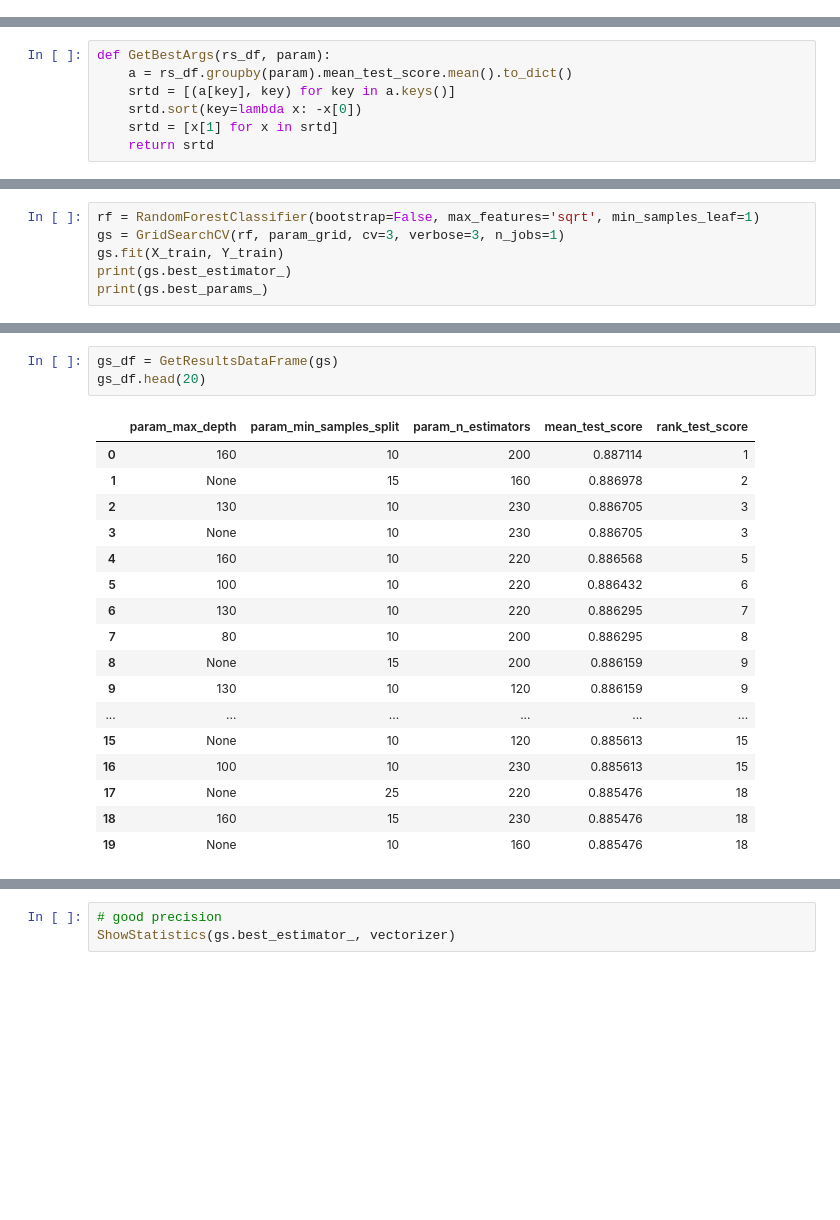
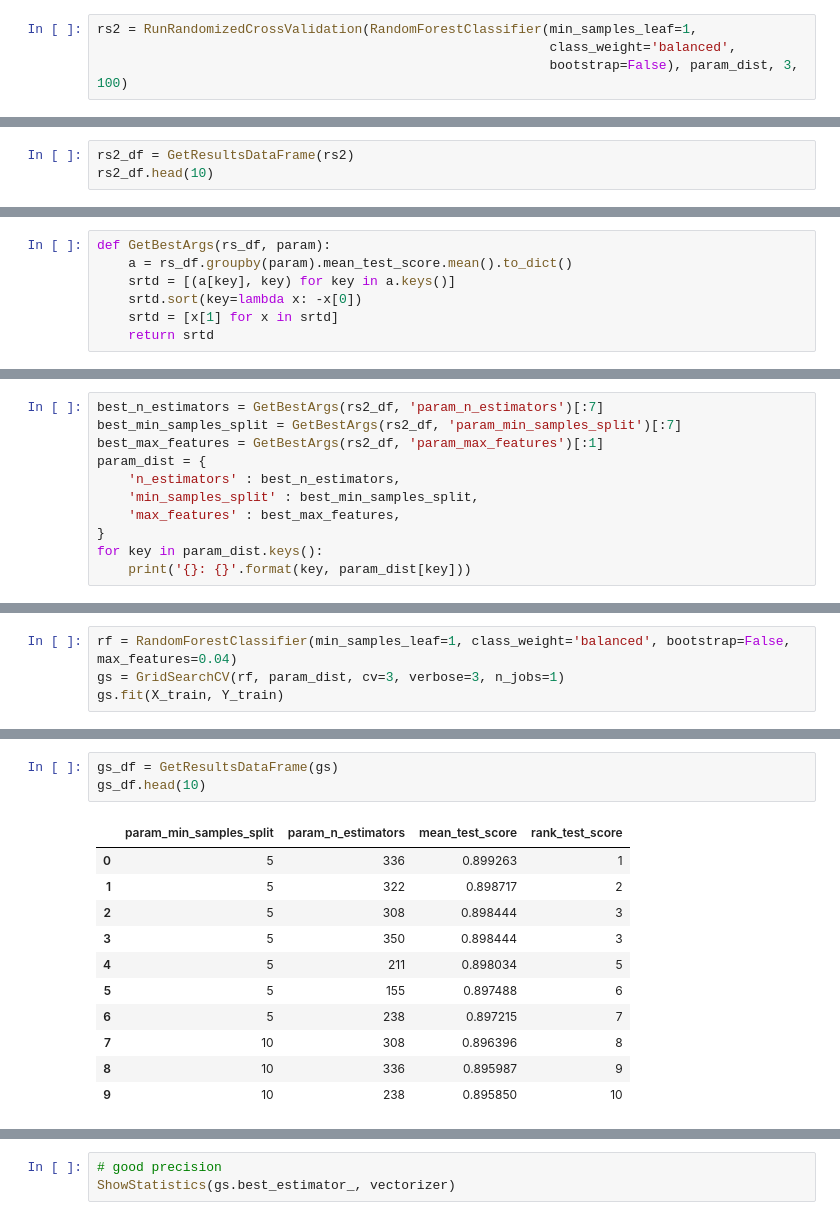
Before and after one commit to cherepasshka/document-classifier, a Jupyter notebook: DOCUMENT_CLASSIFIER.ipynb, the cells around one changed output, grey strips where cells are left out. Drawn from its saved outputs; the diff is of its cells as text; blank space fills up the shorter version.

```diff
--- a/DOCUMENT_CLASSIFIER.ipynb
+++ b/DOCUMENT_CLASSIFIER.ipynb
@@ -384,0 +392,4 @@ Mean confidence: 87.49%
+# %%
+rs2 = RunRandomizedCrossValidation(RandomForestClassifier(min_samples_leaf=1,
+                                                          class_weight='balanced',
+                                                          bootstrap=False), param_dist, 3, 100)
@@ -384,0 +415,3 @@ Mean confidence: 87.49%
+# %%
+rs2_df = GetResultsDataFrame(rs2)
+rs2_df.head(10)
@@ -422,0 +477,11 @@ X_train = vectorizer.fit_transform(X_train)
+# %%
+best_n_estimators = GetBestArgs(rs2_df, 'param_n_estimators')[:7]
+best_min_samples_split = GetBestArgs(rs2_df, 'param_min_samples_split')[:7]
+best_max_features = GetBestArgs(rs2_df, 'param_max_features')[:1]
+param_dist = {
+    'n_estimators' : best_n_estimators,
+    'min_samples_split' : best_min_samples_split,
+    'max_features' : best_max_features,
+}
+for key in param_dist.keys():
+    print('{}: {}'.format(key, param_dist[key]))
@@ -423,7 +492,5 @@ X_train = vectorizer.fit_transform(X_train)
 # %%
-rf = RandomForestClassifier(bootstrap=False, max_features='sqrt', min_samples_leaf=1)
-gs = GridSearchCV(rf, param_grid, cv=3, verbose=3, n_jobs=1)
+rf = RandomForestClassifier(min_samples_leaf=1, class_weight='balanced', bootstrap=False, max_features=0.04)
+gs = GridSearchCV(rf, param_dist, cv=3, verbose=3, n_jobs=1)
 gs.fit(X_train, Y_train)
-print(gs.best_estimator_)
-print(gs.best_params_)
 # %% [output]
@@ -448,24 +523,18 @@ RandomForestClassifier(bootstrap=False, max_depth=160, max_features='sqrt',
 # %%
 gs_df = GetResultsDataFrame(gs)
-gs_df.head(20)
+gs_df.head(10)
 # %% [output]
-|  | param_max_depth | param_min_samples_split | param_n_estimators | mean_test_score | rank_test_score |
-| 0 | 160 | 10 | 200 | 0.887114 | 1 |
-| 1 | None | 15 | 160 | 0.886978 | 2 |
-| 2 | 130 | 10 | 230 | 0.886705 | 3 |
-| 3 | None | 10 | 230 | 0.886705 | 3 |
-| 4 | 160 | 10 | 220 | 0.886568 | 5 |
-| 5 | 100 | 10 | 220 | 0.886432 | 6 |
-| 6 | 130 | 10 | 220 | 0.886295 | 7 |
-| 7 | 80 | 10 | 200 | 0.886295 | 8 |
-| 8 | None | 15 | 200 | 0.886159 | 9 |
-| 9 | 130 | 10 | 120 | 0.886159 | 9 |
-| ... | ... | ... | ... | ... | ... |
-| 15 | None | 10 | 120 | 0.885613 | 15 |
-| 16 | 100 | 10 | 230 | 0.885613 | 15 |
-| 17 | None | 25 | 220 | 0.885476 | 18 |
-| 18 | 160 | 15 | 230 | 0.885476 | 18 |
-| 19 | None | 10 | 160 | 0.885476 | 18 |
+|  | param_min_samples_split | param_n_estimators | mean_test_score | rank_test_score |
+| 0 | 5 | 336 | 0.899263 | 1 |
+| 1 | 5 | 322 | 0.898717 | 2 |
+| 2 | 5 | 308 | 0.898444 | 3 |
+| 3 | 5 | 350 | 0.898444 | 3 |
+| 4 | 5 | 211 | 0.898034 | 5 |
+| 5 | 5 | 155 | 0.897488 | 6 |
+| 6 | 5 | 238 | 0.897215 | 7 |
+| 7 | 10 | 308 | 0.896396 | 8 |
+| 8 | 10 | 336 | 0.895987 | 9 |
+| 9 | 10 | 238 | 0.895850 | 10 |
 # %%
 ShowStatistics(gs.best_estimator_, vectorizer)
 # %% [output]
```
Also changed, not shown: parts of 56 cells of this notebook.
